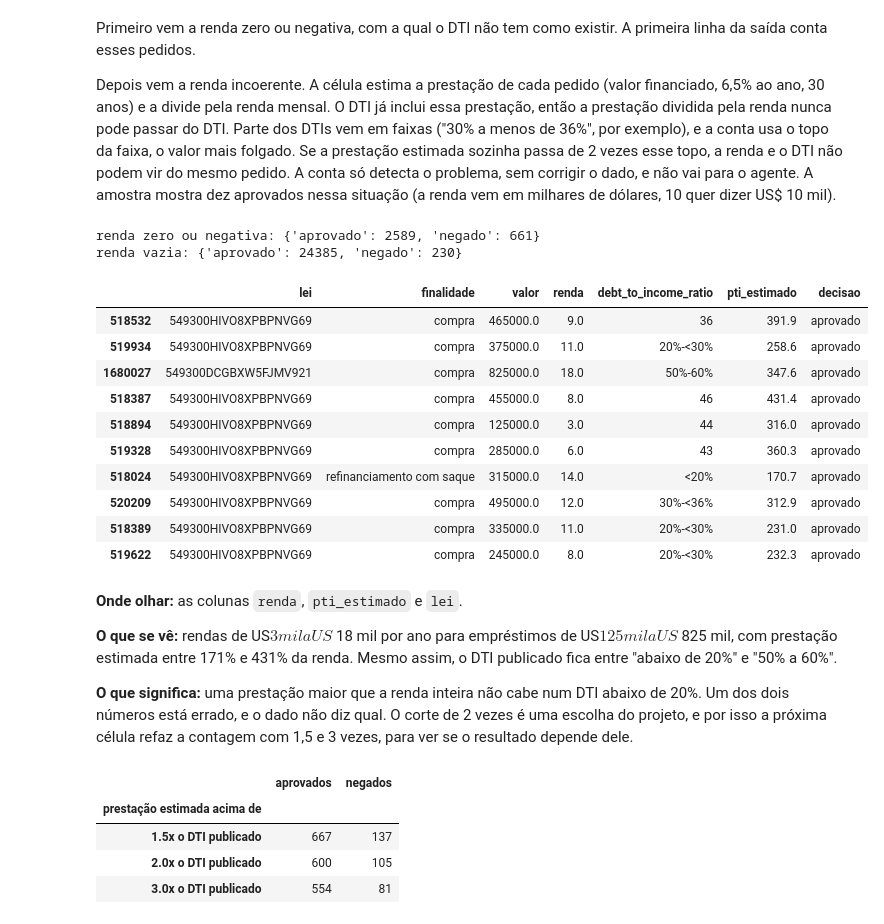
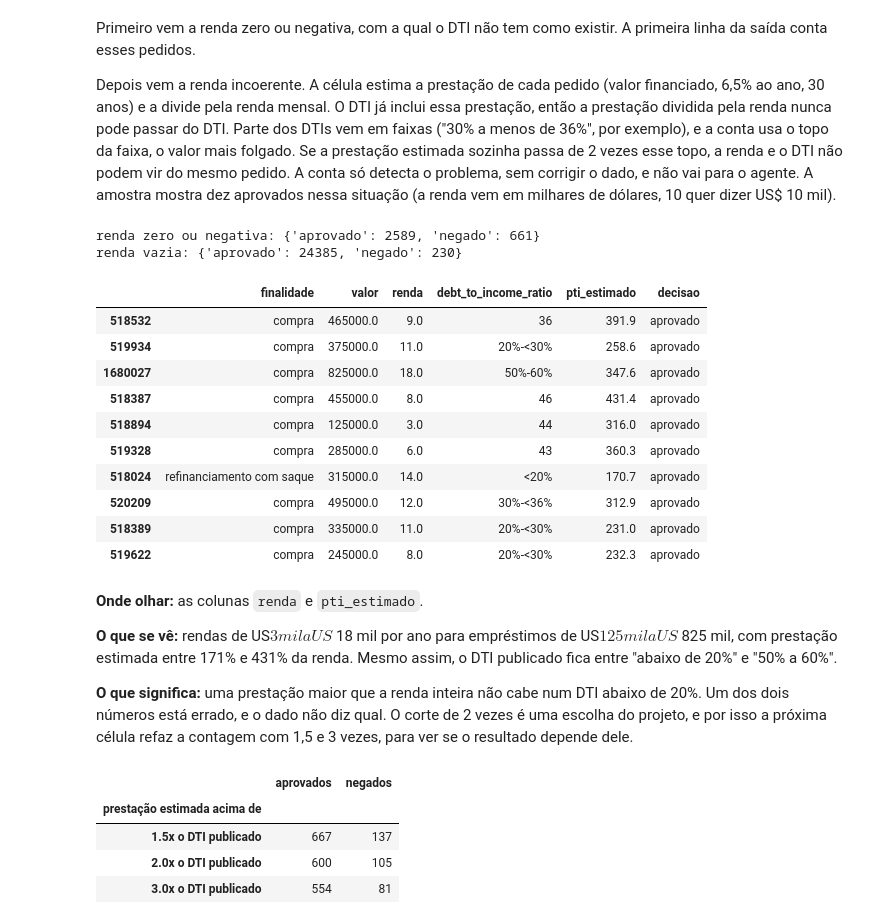
Before and after one commit to polloncarlos/multi-agent-credit-decision, a Jupyter notebook: notebooks/02_data_preparation.ipynb, the cells around one changed output. Drawn from its saved outputs; the diff is of its cells as text; code cells hidden in the pictures.

```diff
--- a/notebooks/02_data_preparation.ipynb
+++ b/notebooks/02_data_preparation.ipynb
@@ -787,46 +799,47 @@ vai para o agente. A amostra mostra dez aprovados nessa situação (a renda vem
 milhares de dólares, 10 quer dizer US$ 10 mil).
 # %%
 base = hmda[no_ajuste()]
-print('renda zero ou negativa:',
-      base.loc[base['renda'] <= 0, 'decisao'].value_counts().to_dict())
-print('renda vazia:', base.loc[base['renda'].isna(), 'decisao'].value_counts().to_dict())
+renda_zero_por_decisao = base.loc[base['renda'] <= 0, 'decisao'].value_counts()
+renda_vazia_por_decisao = base.loc[base['renda'].isna(), 'decisao'].value_counts()
+print('renda zero ou negativa:', renda_zero_por_decisao.to_dict())
+print('renda vazia:', renda_vazia_por_decisao.to_dict())
 
 # Prestação estimada: valor financiado, 6,5% ao ano, 30 anos, sobre a renda mensal.
 # Serve só para detectar incoerência; não vai para o agente.
 taxa = 0.065 / 12
 fator = taxa / (1 - (1 + taxa) ** -360)
 hmda['pti_estimado'] = hmda['valor'] * fator / (hmda['renda'] * 1000 / 12) * 100
 
 # Maior valor possível de cada DTI publicado.
 teto_dti = {'<20%': 20, '20%-<30%': 30, '30%-<36%': 36, '50%-60%': 60}
 for valor in range(36, 50):
     teto_dti[str(valor)] = valor
 hmda['dti_teto'] = hmda['debt_to_income_ratio'].map(teto_dti)
 hmda['razao_renda'] = hmda['pti_estimado'] / hmda['dti_teto']
 
 base = hmda[no_ajuste() & (hmda['renda'] > 0)]
 incoerente = base[base['razao_renda'] > 2]
-cols = ['lei', 'finalidade', 'valor', 'renda', 'debt_to_income_ratio',
-        'pti_estimado', 'decisao']
-incoerente[incoerente['decisao'] == 'aprovado'][cols].sample(
-    10, random_state=SEED
-).round(1)
+cols = ['finalidade', 'valor', 'renda', 'debt_to_income_ratio', 'pti_estimado',
+        'decisao']
+aprovados_incoerentes = incoerente[incoerente['decisao'] == 'aprovado']
+amostra = aprovados_incoerentes[cols].sample(10, random_state=SEED)
+amostra.round(1)
 # %% [output]
 renda zero ou negativa: {'aprovado': 2589, 'negado': 661}
 renda vazia: {'aprovado': 24385, 'negado': 230}
-|  | lei | finalidade | valor | renda | debt_to_income_ratio | pti_estimado | decisao |
-| 518532 | 549300HIVO8XPBPNVG69 | compra | 465000.0 | 9.0 | 36 | 391.9 | aprovado |
-| 519934 | 549300HIVO8XPBPNVG69 | compra | 375000.0 | 11.0 | 20%-<30% | 258.6 | aprovado |
-| 1680027 | 549300DCGBXW5FJMV921 | compra | 825000.0 | 18.0 | 50%-60% | 347.6 | aprovado |
-| 518387 | 549300HIVO8XPBPNVG69 | compra | 455000.0 | 8.0 | 46 | 431.4 | aprovado |
-| 518894 | 549300HIVO8XPBPNVG69 | compra | 125000.0 | 3.0 | 44 | 316.0 | aprovado |
-| 519328 | 549300HIVO8XPBPNVG69 | compra | 285000.0 | 6.0 | 43 | 360.3 | aprovado |
-| 518024 | 549300HIVO8XPBPNVG69 | refinanciamento com saque | 315000.0 | 14.0 | <20% | 170.7 | aprovado |
-| 520209 | 549300HIVO8XPBPNVG69 | compra | 495000.0 | 12.0 | 30%-<36% | 312.9 | aprovado |
-| 518389 | 549300HIVO8XPBPNVG69 | compra | 335000.0 | 11.0 | 20%-<30% | 231.0 | aprovado |
-| 519622 | 549300HIVO8XPBPNVG69 | compra | 245000.0 | 8.0 | 20%-<30% | 232.3 | aprovado |
+|  | finalidade | valor | renda | debt_to_income_ratio | pti_estimado | decisao |
+| 518532 | compra | 465000.0 | 9.0 | 36 | 391.9 | aprovado |
+| 519934 | compra | 375000.0 | 11.0 | 20%-<30% | 258.6 | aprovado |
+| 1680027 | compra | 825000.0 | 18.0 | 50%-60% | 347.6 | aprovado |
+| 518387 | compra | 455000.0 | 8.0 | 46 | 431.4 | aprovado |
+| 518894 | compra | 125000.0 | 3.0 | 44 | 316.0 | aprovado |
+| 519328 | compra | 285000.0 | 6.0 | 43 | 360.3 | aprovado |
+| 518024 | refinanciamento com saque | 315000.0 | 14.0 | <20% | 170.7 | aprovado |
+| 520209 | compra | 495000.0 | 12.0 | 30%-<36% | 312.9 | aprovado |
+| 518389 | compra | 335000.0 | 11.0 | 20%-<30% | 231.0 | aprovado |
+| 519622 | compra | 245000.0 | 8.0 | 20%-<30% | 232.3 | aprovado |
 # %% [markdown]
-**Onde olhar:** as colunas `renda`, `pti_estimado` e `lei`.
+**Onde olhar:** as colunas `renda` e `pti_estimado`.
 
 **O que se vê:** rendas de US$ 3 mil a US$ 18 mil por ano para empréstimos de US$ 125
 mil a US$ 825 mil, com prestação estimada entre 171% e 431% da renda. Mesmo assim, o
```
Also changed, not shown: parts of 55 cells of this notebook, 2 other files.
